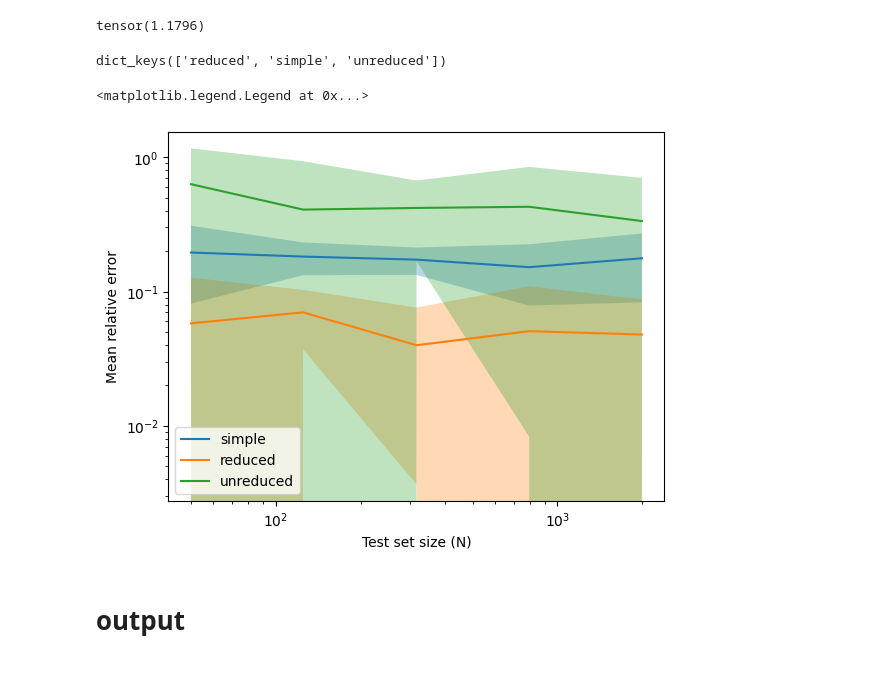
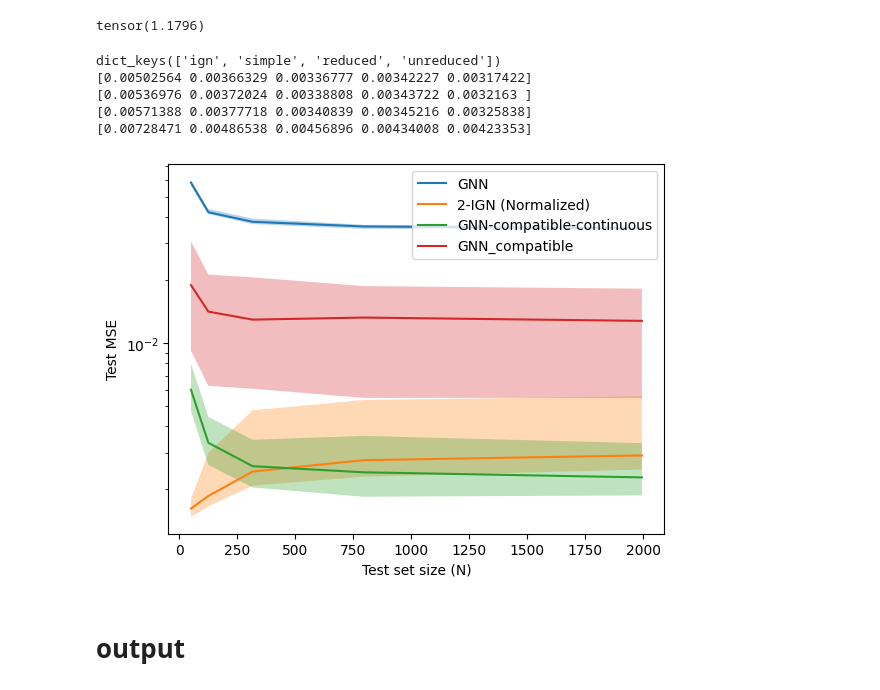
Before and after one commit to yuxinma98/transferring_transferability, a Jupyter notebook: GNN/notebook.ipynb, the cells around one changed output. Cells and saved outputs as stored; diff of their text form; code cells hidden in the pictures.

```diff
--- a/GNN/notebook.ipynb
+++ b/GNN/notebook.ipynb
@@ -102,39 +102,55 @@ X2[0, :, 0]
 # %%
 import os, json
 import numpy as np
 import matplotlib.pyplot as plt
 
 num_trials = 10
 log_test_n_range = np.arange(1.7, 3.4, 0.4)
 test_n_range = np.array([int(10**i) for i in log_test_n_range])
 
 fname = f"results_full_SBM_Gaussian_triangle.json"
 with open(os.path.join("log/size_generalization", fname), "r") as f:
     results = json.load(f)
 print(results.keys())
-for model in ["simple", "reduced", "unreduced"]:
+model_name = {
+    "simple": "GNN",
+    "ign": "2-IGN (Normalized)",
+    "reduced": "GNN-compatible-continuous",
+    "unreduced": "GNN_compatible",
+}
+for model in ["simple", "ign", "reduced", "unreduced"]:
     current_directory = os.getcwd()
 
     mse_list = [results[model][str(seed)] for seed in range(num_trials)]
-    mean_mse = np.median(mse_list, axis=0)
-    std_mse = np.std(mse_list, axis=0)
-
     x = np.array(test_n_range)
-    plt.plot(x, mean_mse, label=model)
+    plt.plot(x, np.median(mse_list, axis=0), label=model_name[model])
     plt.fill_between(
         x,
-        mean_mse - std_mse,
-        mean_mse + std_mse,
+        # np.mean(mse_list, axis=0) - np.std(mse_list, axis=0),
+        # np.mean(mse_list, axis=0) + np.std(mse_list, axis=0),
+        # np.min(mse_list, axis=0),
+        # np.max(mse_list, axis=0),
+        # min_mse,
+        # max_mse,
+        np.percentile(mse_list, 20, axis=0),
+        np.percentile(mse_list, 80, axis=0),
         alpha=0.3,
     )
-plt.xscale("log")
+# plt.xscale("log")
 plt.yscale("log")
 plt.xlabel("Test set size (N)")
-plt.ylabel("Mean relative error")
-plt.legend()
+plt.ylabel("Test MSE")
+plt.legend(loc="upper right")
+print(np.min(mse_list, axis=0))
+print(np.percentile(mse_list, 5, axis=0))
+print(np.percentile(mse_list, 10, axis=0))
+print(np.percentile(mse_list, 15, axis=0))
 # %% [output]
-dict_keys(['reduced', 'simple', 'unreduced'])
+dict_keys(['ign', 'simple', 'reduced', 'unreduced'])
+[0.00502564 0.00366329 0.00336777 0.00342227 0.00317422]
+[0.00536976 0.00372024 0.00338808 0.00343722 0.0032163 ]
+[0.00571388 0.00377718 0.00340839 0.00345216 0.00325838]
+[0.00728471 0.00486538 0.00456896 0.00434008 0.00423353]
-<matplotlib.legend.Legend at 0x...>
-[figure, old version]
+[figure, new version]
 # %% [markdown]
 # output
```
Also changed, not shown: parts of 2 cells of this notebook, 5 other files.
